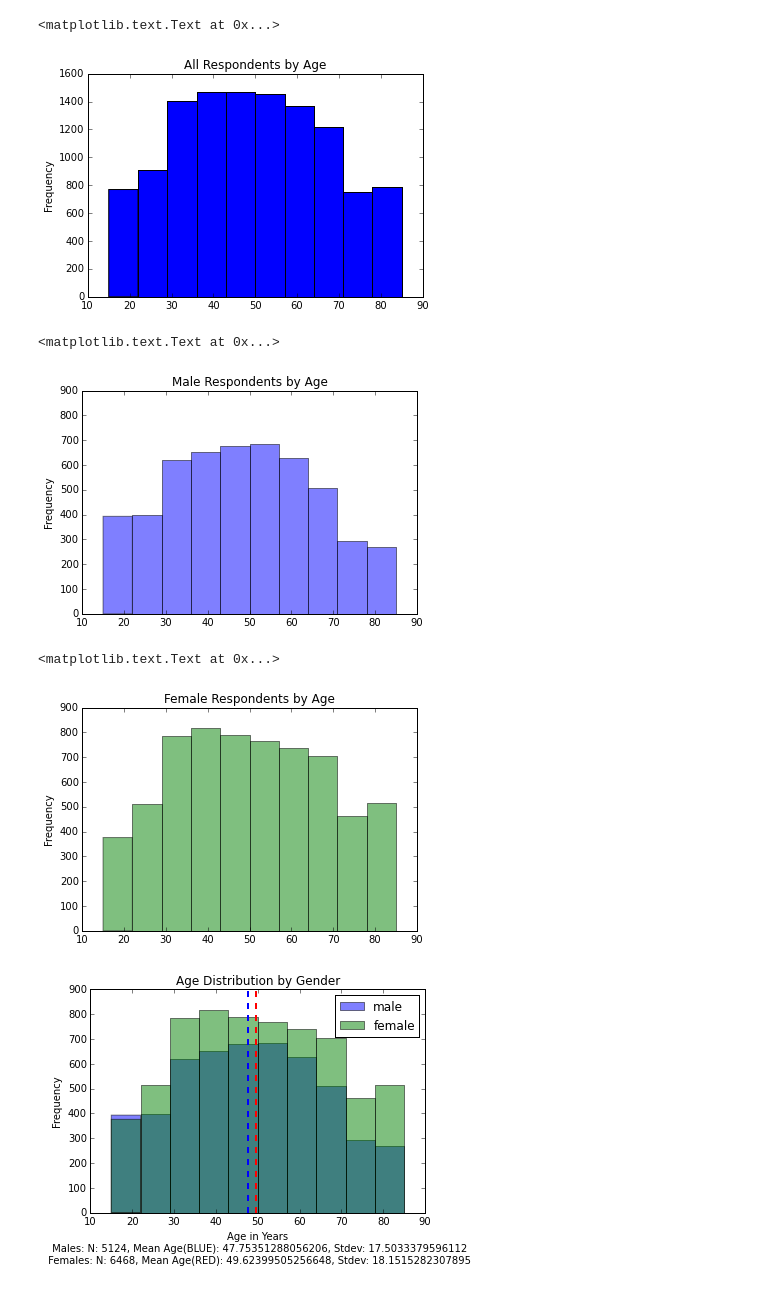
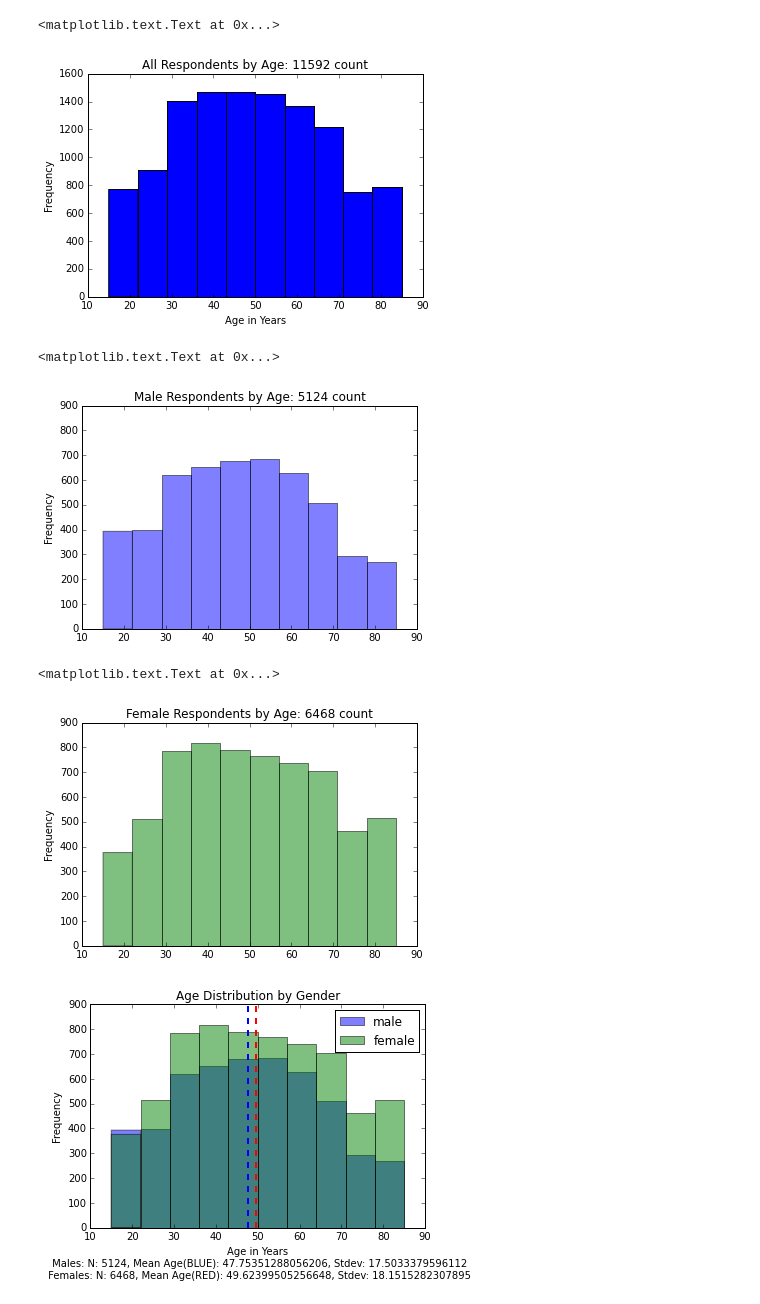
Before and after one commit to BobAmand/atus-analysis, a Jupyter notebook: summary_analysis_MVP.ipynb, the cells around one changed output. Cells and saved outputs as stored; diff of their text form; code cells hidden in the pictures.

```diff
--- a/summary_analysis_MVP.ipynb
+++ b/summary_analysis_MVP.ipynb
@@ -33,25 +40,26 @@ m_age = gender_sum[gender_sum.GENDER == 1]          # Male = 1; list of ages
 f_age = gender_sum[gender_sum.GENDER == 2]          # Female = 2; distribtuion of ages
 # %%
 gender_sum['AGE'].plot(kind='hist')
-plt.title("All Respondents by Age")
+plt.title("All Respondents by Age: {} count".format(gender_sum['CASE_ID'].count()))
 plt.ylabel("Frequency")
+plt.xlabel("Age in Years")
 # %% [output]
 <matplotlib.text.Text at 0x...>
-[figure, old version]
+[figure, new version]
 # %%
 m_age['AGE'].plot(kind='hist', color='b', alpha=0.5, ylim=(0,900))
-plt.title("Male Respondents by Age")
+plt.title("Male Respondents by Age: {} count".format(m_age['AGE'].count()))
 plt.ylabel("Frequency")
 # %% [output]
 <matplotlib.text.Text at 0x...>
-[figure, old version]
+[figure, new version]
 # %%
 f_age['AGE'].plot(kind='hist', color='g', alpha=0.5)
-plt.title("Female Respondents by Age")
+plt.title("Female Respondents by Age: {} count".format(f_age['AGE'].count()))
 plt.ylabel("Frequency")
 # %% [output]
 <matplotlib.text.Text at 0x...>
-[figure, old version]
+[figure, new version]
 # %%
 x = list(m_age['AGE'])      # true list of male ages
 y = list(f_age['AGE'])      # true list of female ages
```
Also changed, not shown: parts of 33 cells of this notebook.
